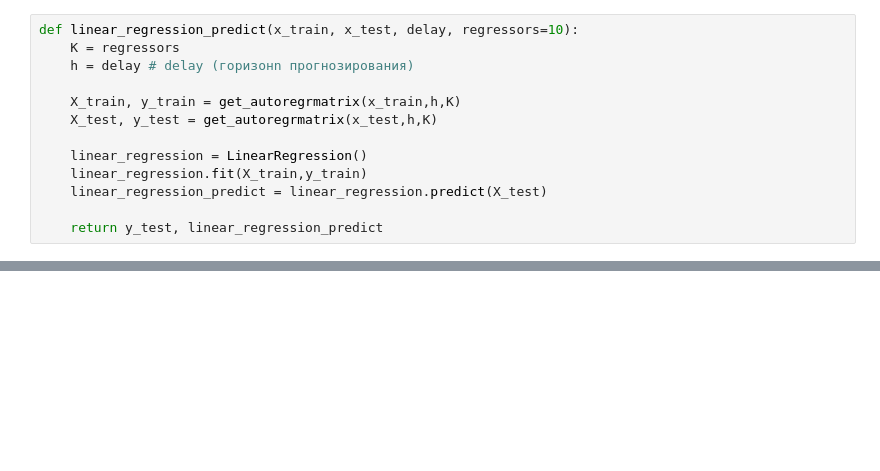
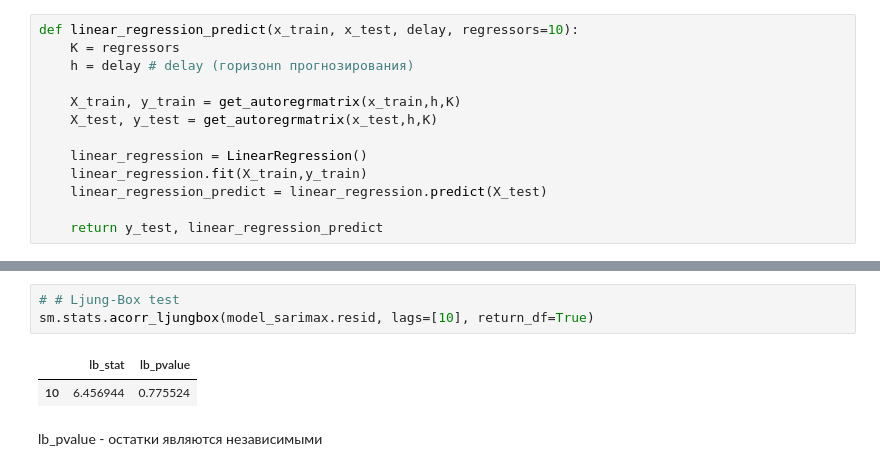
Before and after one commit to dmitry-chvdr/air_quality, a Jupyter notebook: model.ipynb, the cells around one changed output, grey strips where cells are left out. Cells and saved outputs as stored; diff of their text form; blank space fills up the shorter version.

```diff
--- a/model.ipynb
+++ b/model.ipynb
@@ -64,0 +200,8 @@ f"MSE: {mean_squared_error(y_test, y_predict)}", f"MAE: {mean_absolute_error(y_t
+# %%
+# # Ljung-Box test
+sm.stats.acorr_ljungbox(model_sarimax.resid, lags=[10], return_df=True)
+# %% [output]
+|  | lb_stat | lb_pvalue |
+| 10 | 6.456944 | 0.775524 |
+# %% [markdown]
+lb_pvalue - остатки являются независимыми
```
Also changed, not shown: parts of 31 cells of this notebook.
